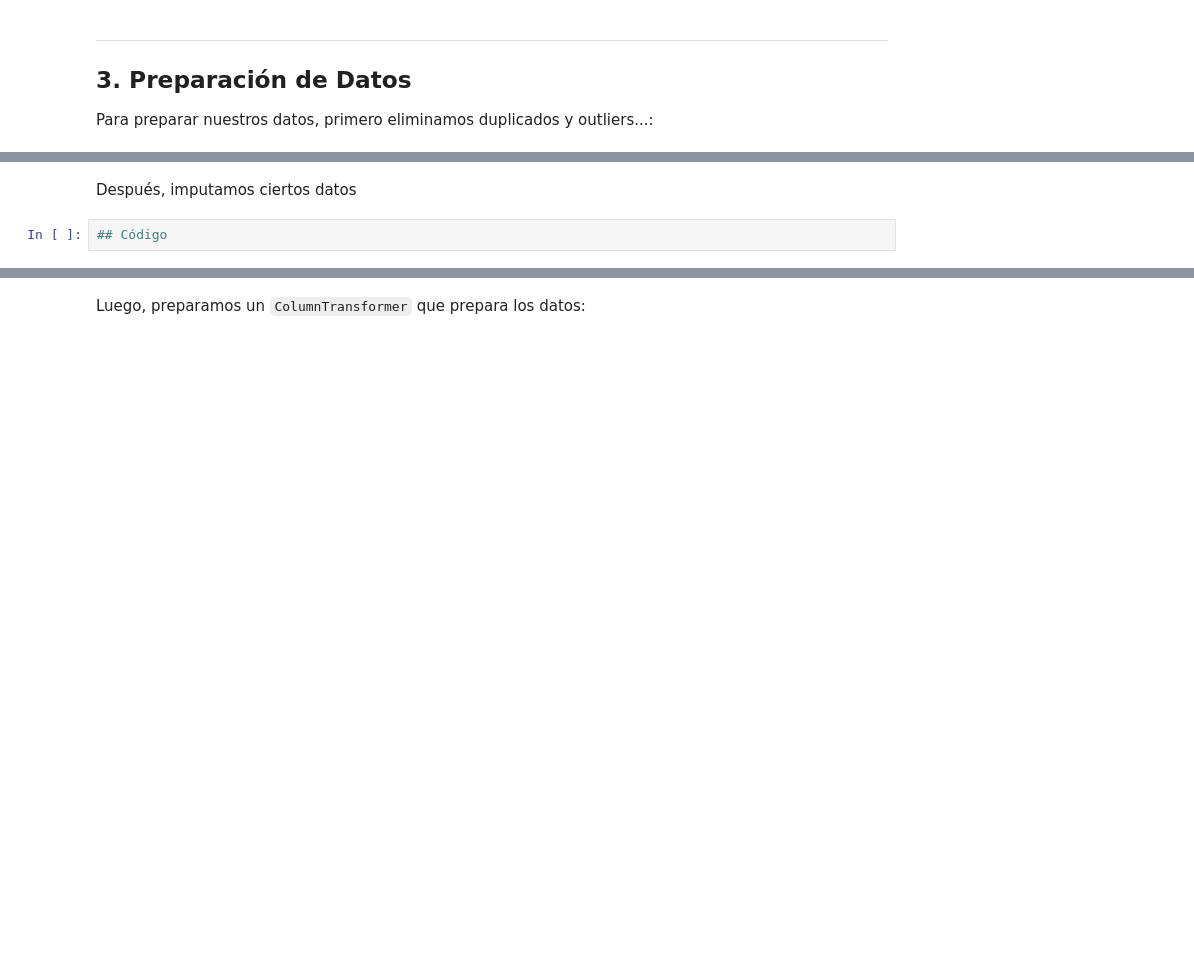
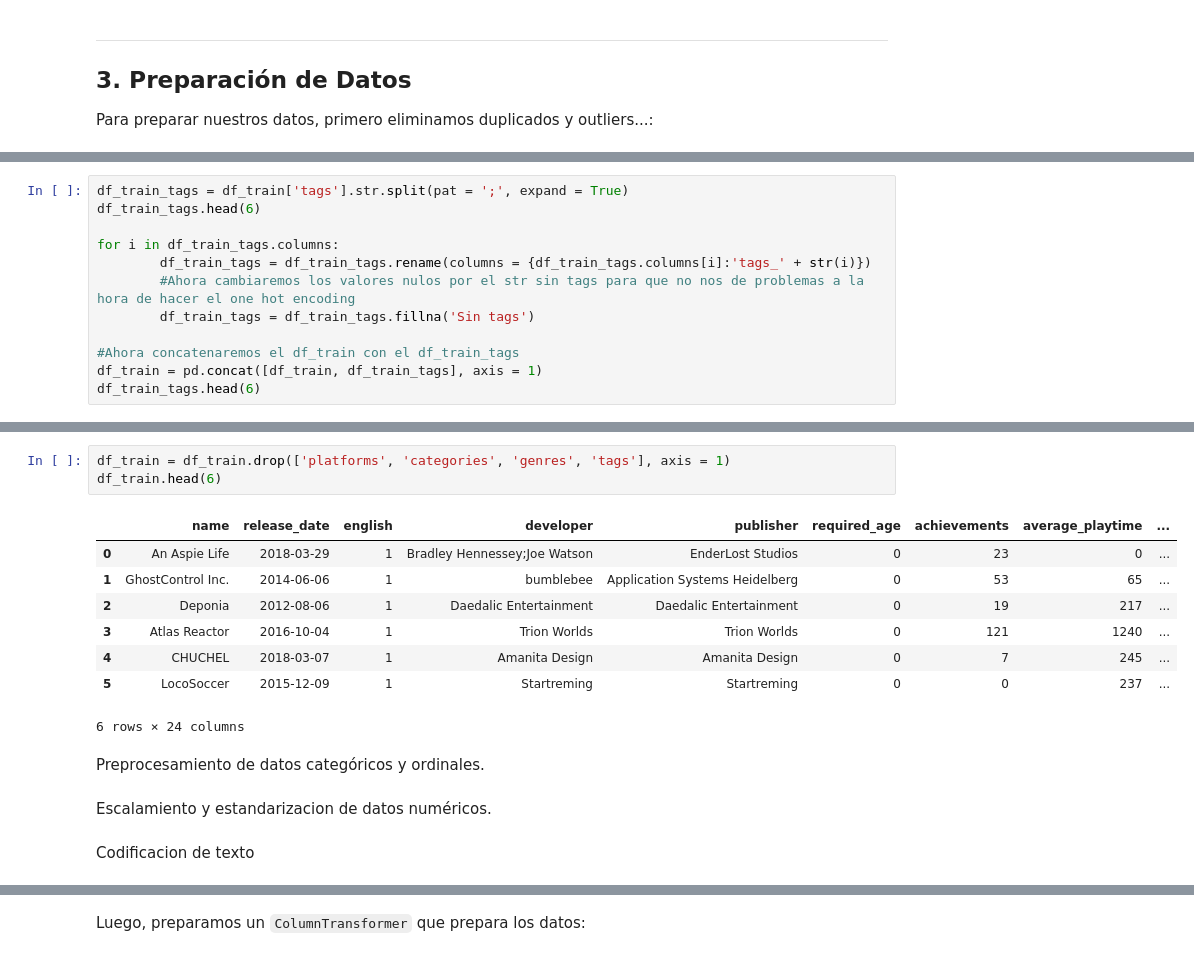
Before and after one commit to matiasjvd/MDS7202-Laboratorio-de-Programaci-n-Cient-fica-para-Ciencia-de-Datos, a Jupyter notebook: Proyecto/Proyecto.ipynb, the cells around one changed output, grey strips where cells are left out. Cells and saved outputs as stored; diff of their text form; blank space fills up the shorter version.

```diff
--- a/Proyecto/Proyecto.ipynb
+++ b/Proyecto/Proyecto.ipynb
@@ -370,0 +594,12 @@ Para preparar nuestros datos, primero eliminamos duplicados y outliers...:
+# %%
+df_train_tags = df_train['tags'].str.split(pat = ';', expand = True)
+df_train_tags.head(6)
+
+for i in df_train_tags.columns:
+        df_train_tags = df_train_tags.rename(columns = {df_train_tags.columns[i]:'tags_' + str(i)})
+        #Ahora cambiaremos los valores nulos por el str sin tags para que no nos de problemas a la hora de hacer el one hot encoding
+        df_train_tags = df_train_tags.fillna('Sin tags')
+
+#Ahora concatenaremos el df_train con el df_train_tags
+df_train = pd.concat([df_train, df_train_tags], axis = 1)
+df_train_tags.head(6)
@@ -371,4 +614,18 @@ Para preparar nuestros datos, primero eliminamos duplicados y outliers...:
+# %%
+df_train = df_train.drop(['platforms', 'categories', 'genres', 'tags'], axis = 1)
+df_train.head(6)
+# %% [output]
+|  | name | release_date | english | developer | publisher | required_age | achievements | average_playtime | ... |
+| 0 | An Aspie Life | 2018-03-29 | 1 | Bradley Hennessey;Joe Watson | EnderLost Studios | 0 | 23 | 0 | ... |
+| 1 | GhostControl Inc. | 2014-06-06 | 1 | bumblebee | Application Systems Heidelberg | 0 | 53 | 65 | ... |
+| 2 | Deponia | 2012-08-06 | 1 | Daedalic Entertainment | Daedalic Entertainment | 0 | 19 | 217 | ... |
+| 3 | Atlas Reactor | 2016-10-04 | 1 | Trion Worlds | Trion Worlds | 0 | 121 | 1240 | ... |
+| 4 | CHUCHEL | 2018-03-07 | 1 | Amanita Design | Amanita Design | 0 | 7 | 245 | ... |
+| 5 | LocoSoccer | 2015-12-09 | 1 | Startreming | Startreming | 0 | 0 | 237 | ... |
+6 rows × 24 columns
 # %% [markdown]
-Después, imputamos ciertos datos
+Preprocesamiento de datos categóricos y ordinales.
-# %%
-## Código
+# %% [markdown]
+Escalamiento y estandarizacion de datos numéricos.
+# %% [markdown]
+Codificacion de texto
```
Also changed, not shown: parts of 14 cells of this notebook.
